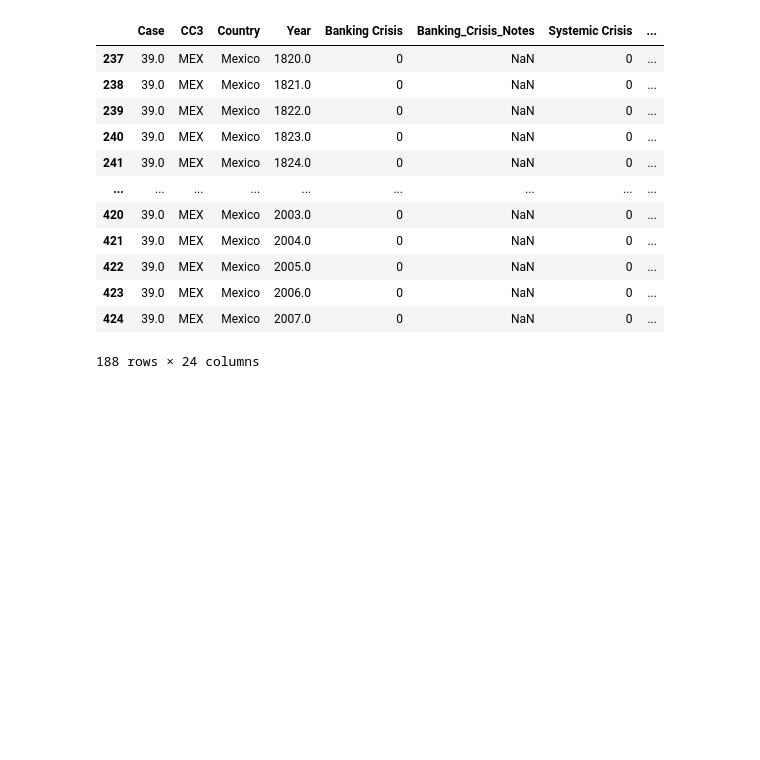
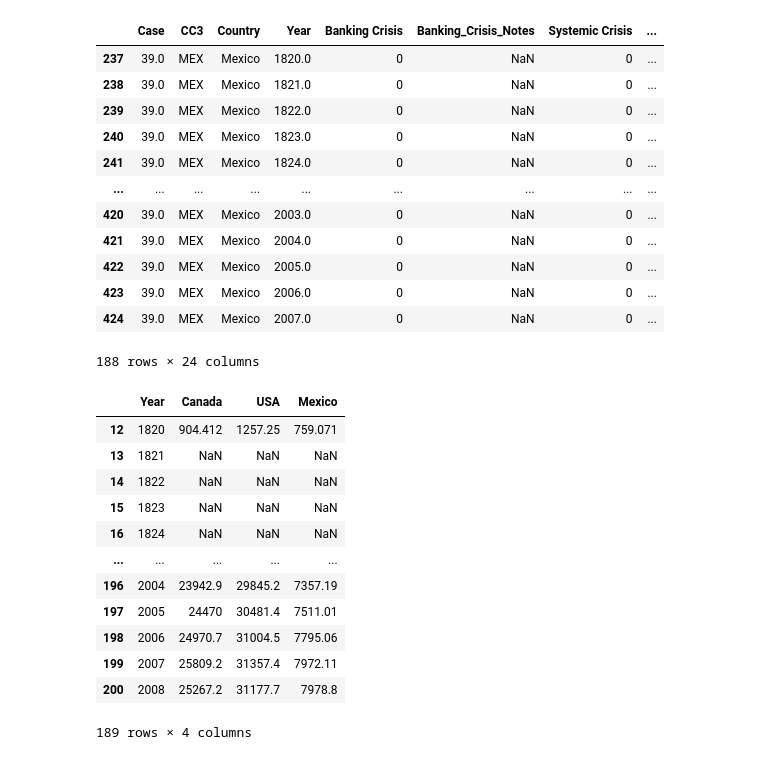
Before and after one commit to dhruvatara/ECS89G-DLProject, a Jupyter notebook: Data Cleansing.ipynb, the cells around one changed output. Saved outputs shown, nothing was run; the diff lists cells and outputs as text; code cells hidden in the pictures; blank space fills up the shorter version.

Commit message:
Stitched data for PerCapita GDP

```diff
--- a/Data Cleansing.ipynb
+++ b/Data Cleansing.ipynb
@@ -482,3 +482,26 @@ north_american_data[237:425]
 | 423 | 39.0 | MEX | Mexico | 2006.0 | 0 | NaN | 0 | ... |
 | 424 | 39.0 | MEX | Mexico | 2007.0 | 0 | NaN | 0 | ... |
 188 rows × 24 columns
+# %%
+# Aquire GDP from vertical file
+gdp_url = 'http://www.ggdc.net/MADDISON/Historical_Statistics/vertical-file_02-2010.xls'
+#cols = ['A', 'W', 'X', 'BK']
+gdp_percapita_data = pd.read_excel(gdp_url, sheet_name='PerCapita GDP', usecols="A, W, X, BK")
+# %%
+gdp_percapita_data = gdp_percapita_data.rename(columns={"GDP per capita": "Year", "Unnamed: 22": "Canada", "Unnamed: 23": "USA", "Unnamed: 62": "Mexico"})
+# %%
+gdp_percapita_data[12:]
+# %% [output]
+|  | Year | Canada | USA | Mexico |
+| 12 | 1820 | 904.412 | 1257.25 | 759.071 |
+| 13 | 1821 | NaN | NaN | NaN |
+| 14 | 1822 | NaN | NaN | NaN |
+| 15 | 1823 | NaN | NaN | NaN |
+| 16 | 1824 | NaN | NaN | NaN |
+| ... | ... | ... | ... | ... |
+| 196 | 2004 | 23942.9 | 29845.2 | 7357.19 |
+| 197 | 2005 | 24470 | 30481.4 | 7511.01 |
+| 198 | 2006 | 24970.7 | 31004.5 | 7795.06 |
+| 199 | 2007 | 25809.2 | 31357.4 | 7972.11 |
+| 200 | 2008 | 25267.2 | 31177.7 | 7978.8 |
+189 rows × 4 columns
```
Also changed, not shown: parts of 10 cells of this notebook.
